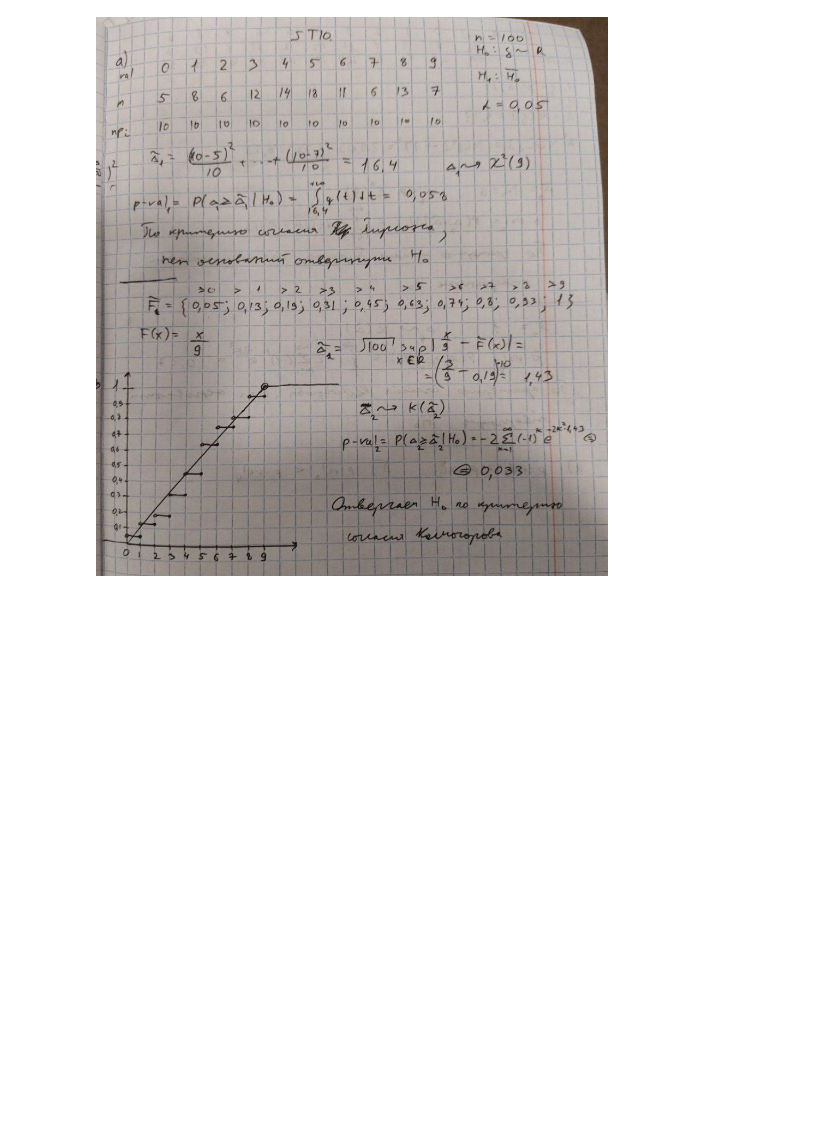
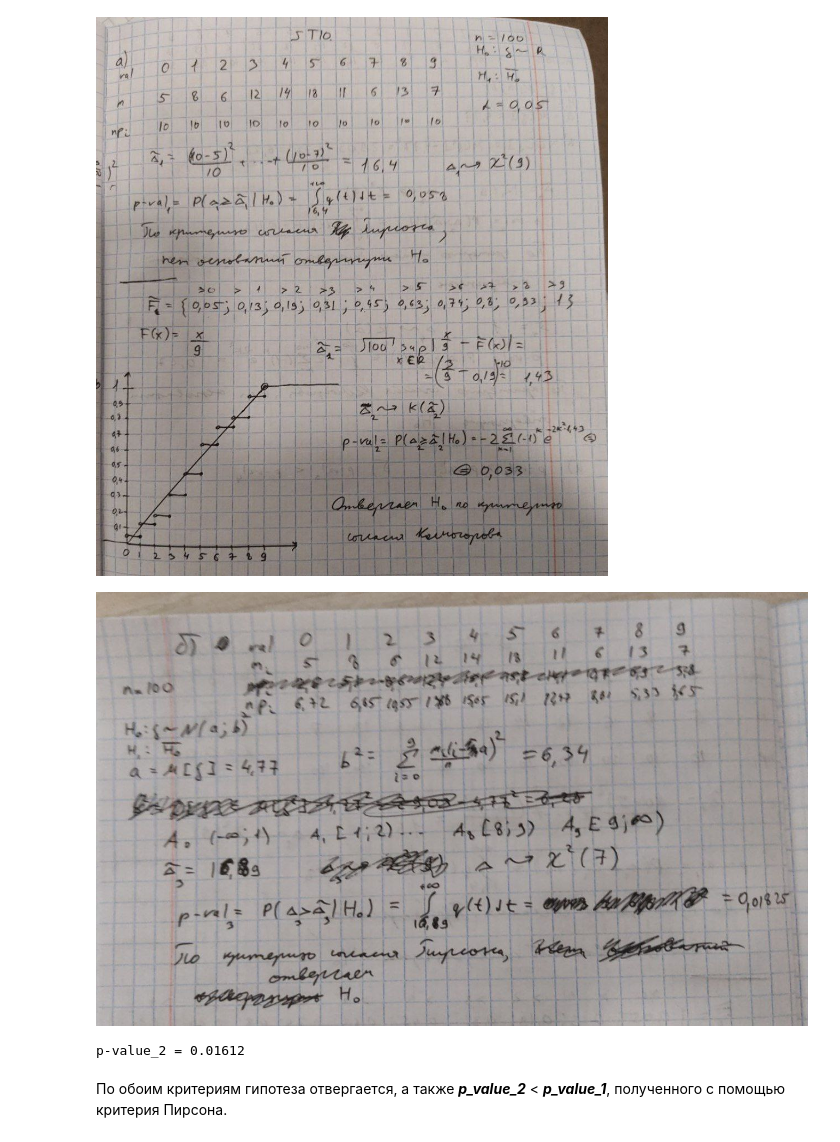
Before and after one commit to LightAboveFighter/MatStat2025, a Jupyter notebook: part_1/task10.ipynb, the cells around one changed output. Saved outputs shown, nothing was run; the diff lists cells and outputs as text; code cells hidden in the pictures; blank space fills up the shorter version.

```diff
--- a/part_1/task10.ipynb
+++ b/part_1/task10.ipynb
@@ -8,3 +8,7 @@ Image("images/task_10.jpg")
 Image("images/answer_10_1.jpg")
 # %% [output]
 [figure]
+# %%
+Image("images/answer_10_2.jpg")
+# %% [output]
+[figure, added]
@@ -10,0 +31,41 @@ Image("images/answer_10_1.jpg")
+# %%
+semi_intervals = np.array([(-np.inf, 1)] + [(i, i + 1) for i in range(1, 9)] + [(9, np.inf)])
+data = np.repeat(np.arange(len(m)), m)
+
+mu = np.mean(data)
+std_dev = np.sqrt(np.var(data) * N/(N-1))
+
+def emp_gauss_cdf(val):
+    return gauss_cdf(val, mu, std_dev)
+def bootstrap_gaussian_cdf(j):
+  return gauss_cdf(bootstrap_sample[j], mu_bootstrap, std_dev_bootstrap)
+
+
+bootstrap_stat = []
+
+values = np.arange(10)
+test_stat = np.sqrt(N) * np.max([max(np.abs(emp_gauss_cdf(values[i]) - F_emp[i]),
+                                      np.abs(emp_gauss_cdf(values[i]) - F_emp[i + 1])) for i in range(10)])
+
+for _ in range(bootstrap_n):
+    bootstrap_sample = np.array(sorted(np.random.normal(mu, std_dev, N)))
+    mu_bootstrap = bootstrap_sample.mean()
+    std_dev_bootstrap = np.sqrt(bootstrap_sample.var() * N/(N - 1))
+
+    F_emp_bootstrap = [i / N for i in range(N + 1)]
+
+    sup_bootstrap = np.sqrt(N) * np.max([max(np.abs(bootstrap_gaussian_cdf(j) - F_emp_bootstrap[j]), \
+                                     np.abs(bootstrap_gaussian_cdf(j) - F_emp_bootstrap[j+1])) \
+                                        for j in range(len(bootstrap_sample))])
+
+    bootstrap_stat.append(sup_bootstrap)
+
+bootstrap_stat = np.array(bootstrap_stat)
+
+p_value = len(bootstrap_stat[bootstrap_stat >= test_stat]) / bootstrap_n
+
+print(f"p-value_2 = {p_value}")
+# %% [output]
+p-value_2 = 0.01612
+# %% [markdown]
+По обоим критериям гипотеза отвергается, а также ***p_value_2*** < ***p_value_1***, полученного с помощью критерия Пирсона.
```
Also changed, not shown: parts of 2 cells of this notebook, 1 other file.
